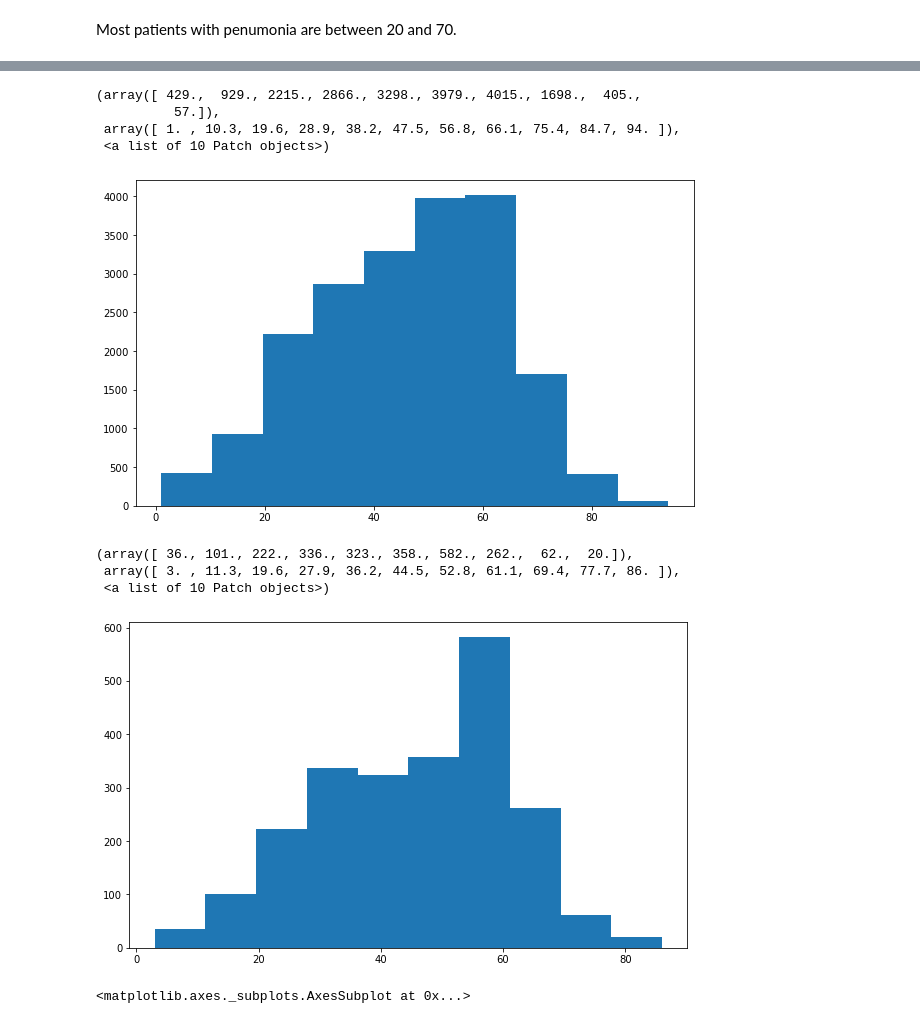
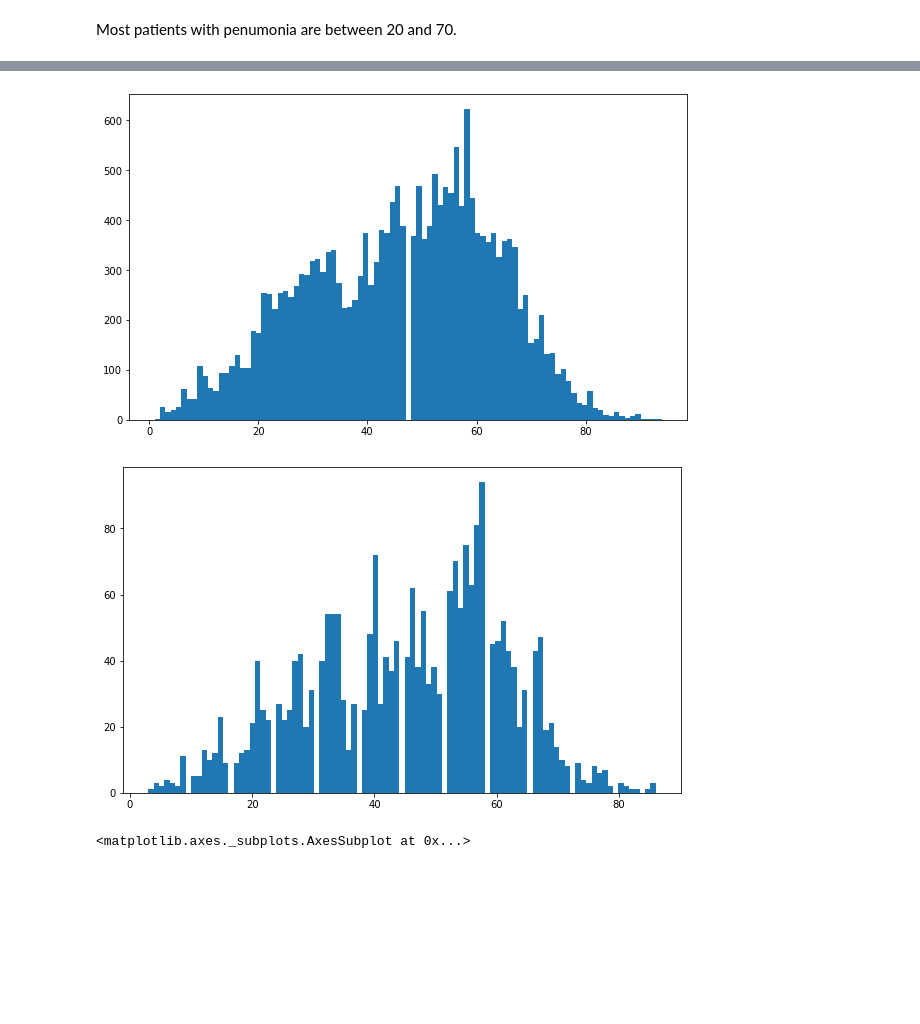
Before and after one commit to felixglush/Pneumonia-Detection, a Jupyter notebook: EDA.ipynb, the cells around one changed output, grey strips where cells are left out. Cells and saved outputs as stored; diff of their text form; code cells hidden in the pictures; blank space fills up the shorter version.

```diff
--- a/EDA.ipynb
+++ b/EDA.ipynb
@@ -32,7 +35,7 @@ Also, **describe your findings and how will you set up the model training based
 # %%
 ## Below is some helper code to read data for you.
 ## Load NIH data
-all_xray_df = pd.read_csv('/data/Data_Entry_2017.csv')
+all_xray_df = pd.read_csv('../p1_data/Data_Entry_2017.csv')
 
 ## Load 'sample_labels.csv' data for pixel level assessments
 sample_df = pd.read_csv('sample_labels.csv')
@@ -228,20 +224,13 @@ plt.hist(all_xray_df[all_xray_df.Pneumonia==1]['Patient Age'], bins=10)
 # %%
 plt.figure(figsize=(10,6))
-plt.hist(all_xray_df[all_xray_df.Infiltration==1]['Patient Age'], bins=10)
+plt.hist(all_xray_df[all_xray_df.Infiltration==1]['Patient Age'], bins=95);
 # %% [output]
-(array([ 429.,  929., 2215., 2866., 3298., 3979., 4015., 1698.,  405.,
-          57.]),
- array([ 1. , 10.3, 19.6, 28.9, 38.2, 47.5, 56.8, 66.1, 75.4, 84.7, 94. ]),
- <a list of 10 Patch objects>)
-[figure, old version]
+[figure, new version]
 # %%
 plt.figure(figsize=(10,6))
-plt.hist(all_xray_df[all_xray_df.Edema==1]['Patient Age'], bins=10)
+plt.hist(all_xray_df[all_xray_df.Edema==1]['Patient Age'], bins=95);
 # %% [output]
-(array([ 36., 101., 222., 336., 323., 358., 582., 262.,  62.,  20.]),
- array([ 3. , 11.3, 19.6, 27.9, 36.2, 44.5, 52.8, 61.1, 69.4, 77.7, 86. ]),
- <a list of 10 Patch objects>)
-[figure, old version]
+[figure, new version]
 # %%
 plt.figure(figsize=(6,6))
 all_xray_df['Patient Gender'].value_counts().plot(kind='bar')
```
Also changed, not shown: parts of 42 cells of this notebook.
